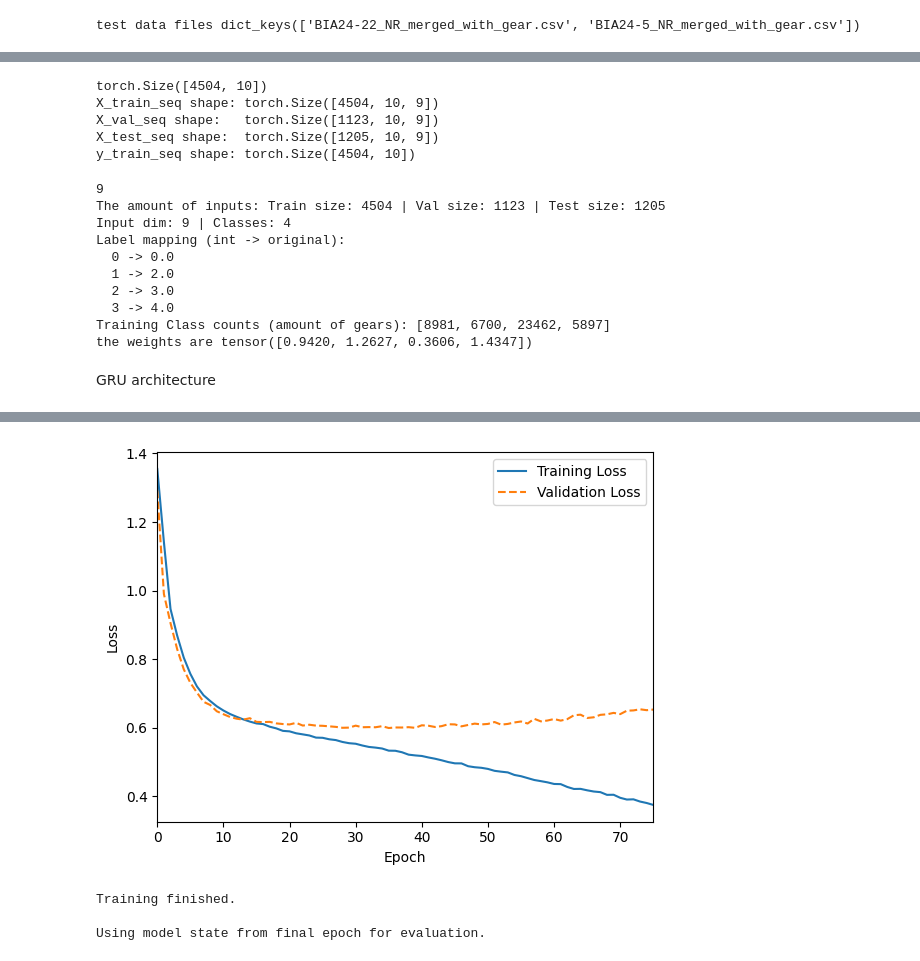
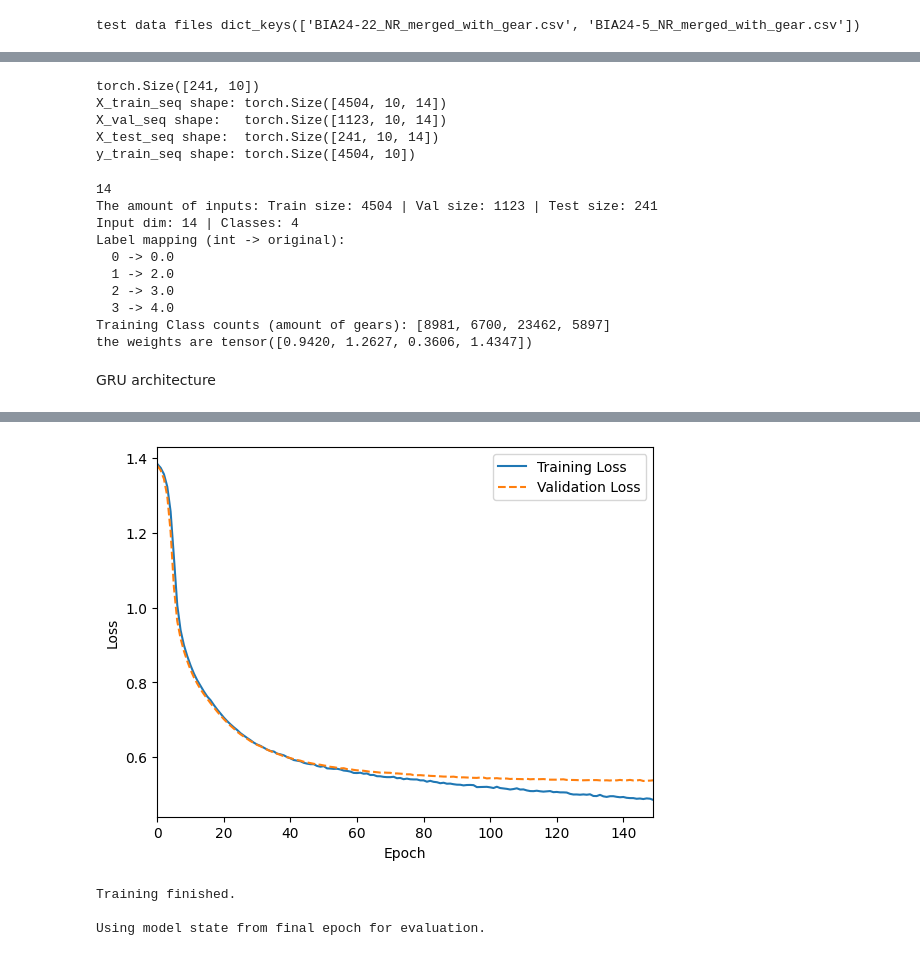
Before and after one commit to zebborjesson/tra300-ski-technique-classification, a Jupyter notebook: code/GRU.ipynb, the cells around one changed output, grey strips where cells are left out. Cells and saved outputs as stored; diff of their text form; code cells hidden in the pictures.

```diff
--- a/code/GRU.ipynb
+++ b/code/GRU.ipynb
@@ -45,8 +45,8 @@ print(f"test data files {dataframes_test.keys()}")
 test data files dict_keys(['BIA24-22_NR_merged_with_gear.csv', 'BIA24-5_NR_merged_with_gear.csv'])
 # %%
 ####
-input_cols_poles = ["speed_kmph","frequency_ppm", "thrust_left_ms", "thrust_right_ms", "force_meanl_n", "force_meanr_n", "f_tot_mean_n"] #ADD columns from avaialble ones if needed
-GNNS_poles = ['ns1:AltitudeMeters', "ns2:Speed"]
+input_cols_poles =  ['speed_kmph', 'power_w', 'frequency_ppm', 'thrust_left_ms', 'thrust_right_ms', 'impulse_left_ns', 'impulse_right_ns', 'force_meanl_n', 'force_meanr_n', 'f_tot_mean_n'] #ADD columns from avaialble ones if needed
+GNNS_poles =  ['ns1:AltitudeMeters', 'ns2:Speed', 'ns2:RunCadence', 'ns2:Watts']
 output_cols = ["Gear"]
 input_cols = input_cols_poles + GNNS_poles
 
@@ -195,18 +199,19 @@ def make_sequences(X_t, y_t, seq_len=SEQ_LEN, stride=STRIDE):
 # Apply to train, val, and test
 X_train_seq, y_train_seq = make_sequences(X_train_t, y_train_t)
 X_val_seq, y_val_seq     = make_sequences(X_val_t, y_val_t)
-X_test_seq, y_test_seq   = make_sequences(X_test_t, y_test_t)
-print(y_train_seq.shape)
+X_test_seq, y_test_seq   = make_sequences(X_test_t, y_test_t, seq_len=SEQ_LEN, stride=SEQ_LEN)
+
+print(y_test_seq.shape)
 print(f"X_train_seq shape: {X_train_seq.shape}")
 print(f"X_val_seq shape:   {X_val_seq.shape}")
 print(f"X_test_seq shape:  {X_test_seq.shape}")
 
 print(f"y_train_seq shape: {y_train_seq.shape}")
 # %% [output]
-torch.Size([4504, 10])
-X_train_seq shape: torch.Size([4504, 10, 9])
-X_val_seq shape:   torch.Size([1123, 10, 9])
-X_test_seq shape:  torch.Size([1205, 10, 9])
+torch.Size([241, 10])
+X_train_seq shape: torch.Size([4504, 10, 14])
+X_val_seq shape:   torch.Size([1123, 10, 14])
+X_test_seq shape:  torch.Size([241, 10, 14])
 y_train_seq shape: torch.Size([4504, 10])
 # %%
 #### WEIGHT Class weights (based on new, smaller training set)
@@ -230,9 +235,9 @@ for i, name in enumerate(label_encoder.classes_):
 print("Training Class counts (amount of gears):", counts_np.tolist())
 print(f"the weights are {class_weights}")
 # %% [output]
-9
-The amount of inputs: Train size: 4504 | Val size: 1123 | Test size: 1205
-Input dim: 9 | Classes: 4
+14
+The amount of inputs: Train size: 4504 | Val size: 1123 | Test size: 241
+Input dim: 14 | Classes: 4
 Label mapping (int -> original):
   0 -> 0.0
   1 -> 2.0
@@ -337,20 +342,20 @@ GRU architecture
 # %%
 ####ARCHITECTURE
 EPOCHS = 150
-BATCH_SIZE = 256
+BATCH_SIZE = 128
 PRINT_EVERY = 1
 hidden_size = 64
 
 model = nn.GRU(input_size=input_dim, hidden_size=hidden_size, num_layers=3, batch_first=True, dropout=0.2)
 fc = nn.Linear(hidden_size, output_dim)  # Map hidden state → class logits
 criterion = nn.CrossEntropyLoss(weight=class_weights)
-optimizer = optim.Adam(list(model.parameters())+list(fc.parameters()), lr=1e-3, weight_decay=1e-5)
+optimizer = optim.Adam(list(model.parameters())+list(fc.parameters()), lr=1e-4, weight_decay=1e-5)
 # %%
 ### Training loop
 history = {'train_loss': [], 'val_loss': [], 'val_acc': []}
 
 print("Starting training...")
-early_stopper = EarlyStopper(patience=5, min_delta=0.05)
+early_stopper = EarlyStopper(patience=5, min_delta=0.1)
 #in case early stopping
 epoch_counter = 1
 
@@ -459,4 +464,4 @@ Early stopping
-[figure, old version]
+[figure, new version]
 Training finished.
 
 Using model state from final epoch for evaluation.
```
Also changed, not shown: parts of 9 cells of this notebook, 1 other file.
